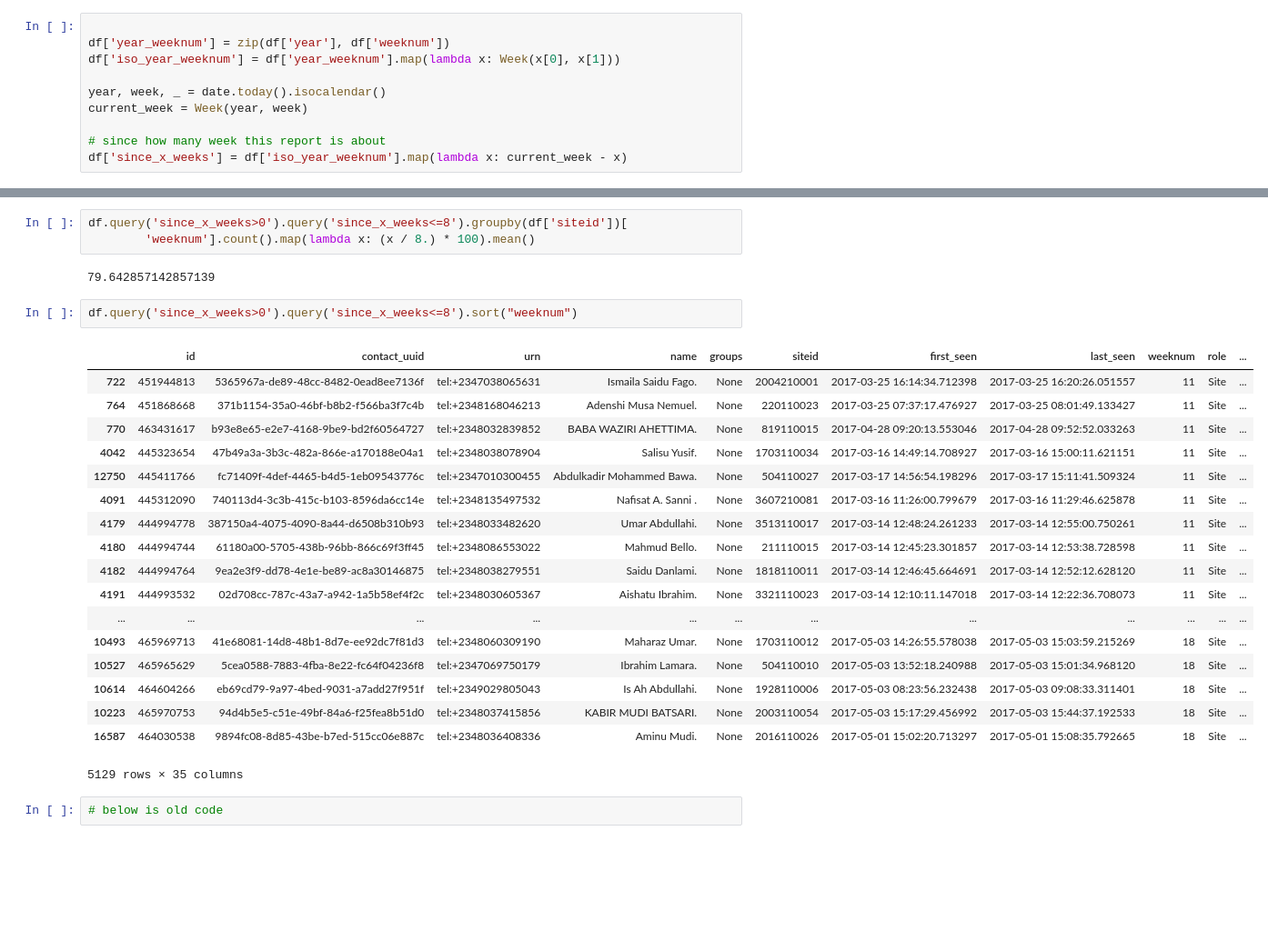
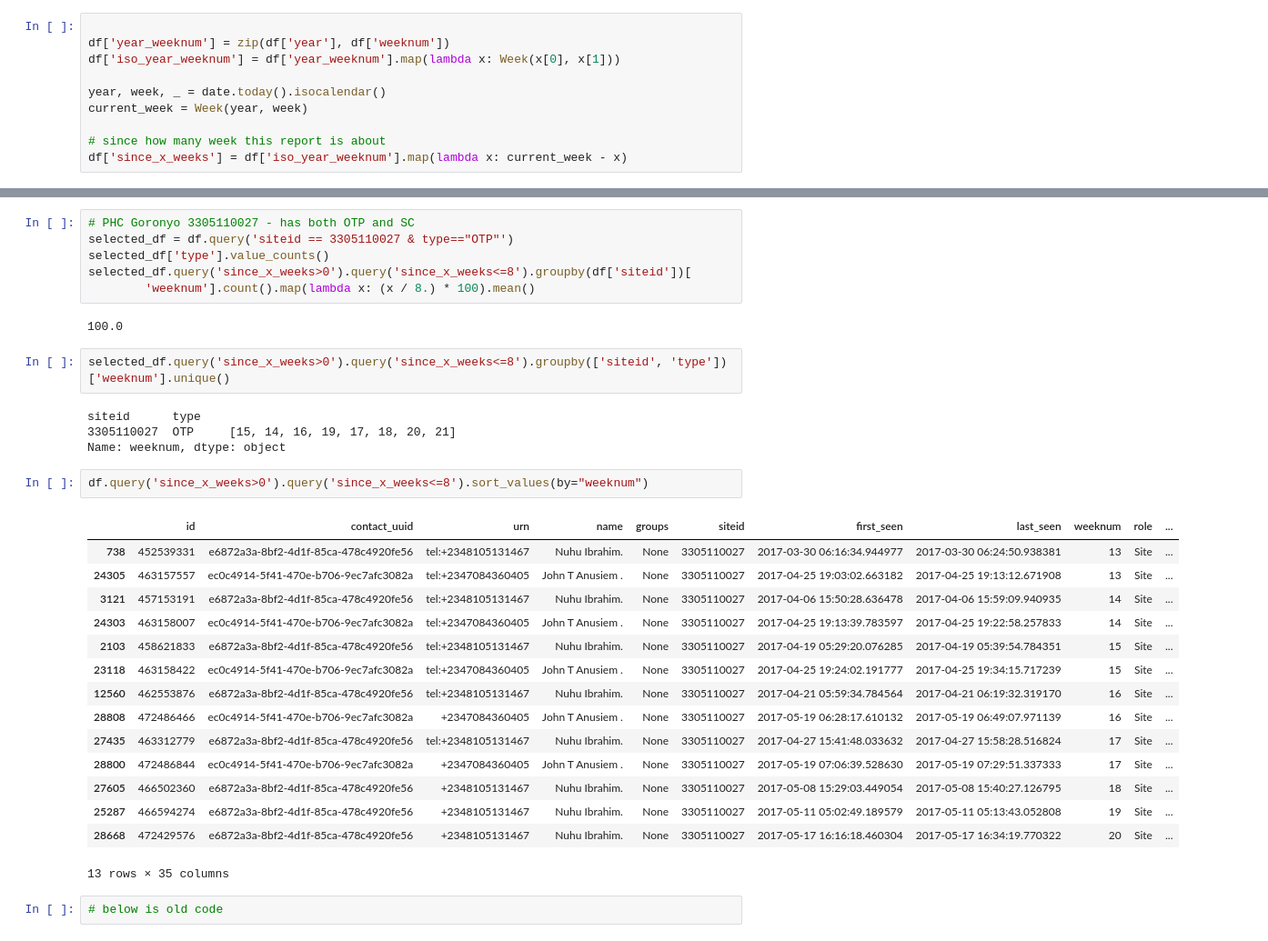
Before and after one commit to RobertJohnston/IMAM, a Jupyter notebook: Reporting Rate.ipynb, the cells around one changed output, grey strips where cells are left out. Shown: that part at 91% size. Saved outputs shown, nothing was run; the diff lists cells and outputs as text; blank space fills up the shorter version.

```diff
--- a/Reporting Rate.ipynb
+++ b/Reporting Rate.ipynb
@@ -116,29 +133,35 @@ df['since_x_weeks'] = df['iso_year_weeknum'].map(lambda x: current_week - x)
 # %%
-df.query('since_x_weeks>0').query('since_x_weeks<=8').groupby(df['siteid'])[
+# PHC Goronyo 3305110027 - has both OTP and SC
+selected_df = df.query('siteid == 3305110027 & type=="OTP"')
+selected_df['type'].value_counts()
+selected_df.query('since_x_weeks>0').query('since_x_weeks<=8').groupby(df['siteid'])[
         'weeknum'].count().map(lambda x: (x / 8.) * 100).mean()
 # %% [output]
-79.642857142857139
+100.0
+# %%
+selected_df.query('since_x_weeks>0').query('since_x_weeks<=8').groupby(['siteid', 'type'])['weeknum'].unique()
+# %% [output]
+siteid      type
+3305110027  OTP     [15, 14, 16, 19, 17, 18, 20, 21]
+Name: weeknum, dtype: object
 # %%
-df.query('since_x_weeks>0').query('since_x_weeks<=8').sort("weeknum")
+df.query('since_x_weeks>0').query('since_x_weeks<=8').sort_values(by="weeknum")
 # %% [output]
 |  | id | contact_uuid | urn | name | groups | siteid | first_seen | last_seen | weeknum | role | ... |
-| 722 | 451944813 | 5365967a-de89-48cc-8482-0ead8ee7136f | tel:+2347038065631 | Ismaila Saidu Fago. | None | 2004210001 | 2017-03-25 16:14:34.712398 | 2017-03-25 16:20:26.051557 | 11 | Site | ... |
-| 764 | 451868668 | 371b1154-35a0-46bf-b8b2-f566ba3f7c4b | tel:+2348168046213 | Adenshi Musa Nemuel. | None | 220110023 | 2017-03-25 07:37:17.476927 | 2017-03-25 08:01:49.133427 | 11 | Site | ... |
-| 770 | 463431617 | b93e8e65-e2e7-4168-9be9-bd2f60564727 | tel:+2348032839852 | BABA WAZIRI AHETTIMA. | None | 819110015 | 2017-04-28 09:20:13.553046 | 2017-04-28 09:52:52.033263 | 11 | Site | ... |
-| 4042 | 445323654 | 47b49a3a-3b3c-482a-866e-a170188e04a1 | tel:+2348038078904 | Salisu Yusif. | None | 1703110034 | 2017-03-16 14:49:14.708927 | 2017-03-16 15:00:11.621151 | 11 | Site | ... |
-| 12750 | 445411766 | fc71409f-4def-4465-b4d5-1eb09543776c | tel:+2347010300455 | Abdulkadir Mohammed Bawa. | None | 504110027 | 2017-03-17 14:56:54.198296 | 2017-03-17 15:11:41.509324 | 11 | Site | ... |
-| 4091 | 445312090 | 740113d4-3c3b-415c-b103-8596da6cc14e | tel:+2348135497532 | Nafisat A. Sanni . | None | 3607210081 | 2017-03-16 11:26:00.799679 | 2017-03-16 11:29:46.625878 | 11 | Site | ... |
-| 4179 | 444994778 | 387150a4-4075-4090-8a44-d6508b310b93 | tel:+2348033482620 | Umar Abdullahi. | None | 3513110017 | 2017-03-14 12:48:24.261233 | 2017-03-14 12:55:00.750261 | 11 | Site | ... |
-| 4180 | 444994744 | 61180a00-5705-438b-96bb-866c69f3ff45 | tel:+2348086553022 | Mahmud Bello. | None | 211110015 | 2017-03-14 12:45:23.301857 | 2017-03-14 12:53:38.728598 | 11 | Site | ... |
-| 4182 | 444994764 | 9ea2e3f9-dd78-4e1e-be89-ac8a30146875 | tel:+2348038279551 | Saidu Danlami. | None | 1818110011 | 2017-03-14 12:46:45.664691 | 2017-03-14 12:52:12.628120 | 11 | Site | ... |
-| 4191 | 444993532 | 02d708cc-787c-43a7-a942-1a5b58ef4f2c | tel:+2348030605367 | Aishatu Ibrahim. | None | 3321110023 | 2017-03-14 12:10:11.147018 | 2017-03-14 12:22:36.708073 | 11 | Site | ... |
-| ... | ... | ... | ... | ... | ... | ... | ... | ... | ... | ... | ... |
-| 10493 | 465969713 | 41e68081-14d8-48b1-8d7e-ee92dc7f81d3 | tel:+2348060309190 | Maharaz Umar. | None | 1703110012 | 2017-05-03 14:26:55.578038 | 2017-05-03 15:03:59.215269 | 18 | Site | ... |
-| 10527 | 465965629 | 5cea0588-7883-4fba-8e22-fc64f04236f8 | tel:+2347069750179 | Ibrahim Lamara. | None | 504110010 | 2017-05-03 13:52:18.240988 | 2017-05-03 15:01:34.968120 | 18 | Site | ... |
-| 10614 | 464604266 | eb69cd79-9a97-4bed-9031-a7add27f951f | tel:+2349029805043 | Is Ah Abdullahi. | None | 1928110006 | 2017-05-03 08:23:56.232438 | 2017-05-03 09:08:33.311401 | 18 | Site | ... |
-| 10223 | 465970753 | 94d4b5e5-c51e-49bf-84a6-f25fea8b51d0 | tel:+2348037415856 | KABIR MUDI BATSARI. | None | 2003110054 | 2017-05-03 15:17:29.456992 | 2017-05-03 15:44:37.192533 | 18 | Site | ... |
-| 16587 | 464030538 | 9894fc08-8d85-43be-b7ed-515cc06e887c | tel:+2348036408336 | Aminu Mudi. | None | 2016110026 | 2017-05-01 15:02:20.713297 | 2017-05-01 15:08:35.792665 | 18 | Site | ... |
+| 738 | 452539331 | e6872a3a-8bf2-4d1f-85ca-478c4920fe56 | tel:+2348105131467 | Nuhu Ibrahim. | None | 3305110027 | 2017-03-30 06:16:34.944977 | 2017-03-30 06:24:50.938381 | 13 | Site | ... |
+| 24305 | 463157557 | ec0c4914-5f41-470e-b706-9ec7afc3082a | tel:+2347084360405 | John T Anusiem . | None | 3305110027 | 2017-04-25 19:03:02.663182 | 2017-04-25 19:13:12.671908 | 13 | Site | ... |
+| 3121 | 457153191 | e6872a3a-8bf2-4d1f-85ca-478c4920fe56 | tel:+2348105131467 | Nuhu Ibrahim. | None | 3305110027 | 2017-04-06 15:50:28.636478 | 2017-04-06 15:59:09.940935 | 14 | Site | ... |
+| 24303 | 463158007 | ec0c4914-5f41-470e-b706-9ec7afc3082a | tel:+2347084360405 | John T Anusiem . | None | 3305110027 | 2017-04-25 19:13:39.783597 | 2017-04-25 19:22:58.257833 | 14 | Site | ... |
+| 2103 | 458621833 | e6872a3a-8bf2-4d1f-85ca-478c4920fe56 | tel:+2348105131467 | Nuhu Ibrahim. | None | 3305110027 | 2017-04-19 05:29:20.076285 | 2017-04-19 05:39:54.784351 | 15 | Site | ... |
+| 23118 | 463158422 | ec0c4914-5f41-470e-b706-9ec7afc3082a | tel:+2347084360405 | John T Anusiem . | None | 3305110027 | 2017-04-25 19:24:02.191777 | 2017-04-25 19:34:15.717239 | 15 | Site | ... |
+| 12560 | 462553876 | e6872a3a-8bf2-4d1f-85ca-478c4920fe56 | tel:+2348105131467 | Nuhu Ibrahim. | None | 3305110027 | 2017-04-21 05:59:34.784564 | 2017-04-21 06:19:32.319170 | 16 | Site | ... |
+| 28808 | 472486466 | ec0c4914-5f41-470e-b706-9ec7afc3082a | +2347084360405 | John T Anusiem . | None | 3305110027 | 2017-05-19 06:28:17.610132 | 2017-05-19 06:49:07.971139 | 16 | Site | ... |
+| 27435 | 463312779 | e6872a3a-8bf2-4d1f-85ca-478c4920fe56 | tel:+2348105131467 | Nuhu Ibrahim. | None | 3305110027 | 2017-04-27 15:41:48.033632 | 2017-04-27 15:58:28.516824 | 17 | Site | ... |
+| 28800 | 472486844 | ec0c4914-5f41-470e-b706-9ec7afc3082a | +2347084360405 | John T Anusiem . | None | 3305110027 | 2017-05-19 07:06:39.528630 | 2017-05-19 07:29:51.337333 | 17 | Site | ... |
+| 27605 | 466502360 | e6872a3a-8bf2-4d1f-85ca-478c4920fe56 | +2348105131467 | Nuhu Ibrahim. | None | 3305110027 | 2017-05-08 15:29:03.449054 | 2017-05-08 15:40:27.126795 | 18 | Site | ... |
+| 25287 | 466594274 | e6872a3a-8bf2-4d1f-85ca-478c4920fe56 | +2348105131467 | Nuhu Ibrahim. | None | 3305110027 | 2017-05-11 05:02:49.189579 | 2017-05-11 05:13:43.052808 | 19 | Site | ... |
+| 28668 | 472429576 | e6872a3a-8bf2-4d1f-85ca-478c4920fe56 | +2348105131467 | Nuhu Ibrahim. | None | 3305110027 | 2017-05-17 16:16:18.460304 | 2017-05-17 16:34:19.770322 | 20 | Site | ... |
-5129 rows × 35 columns
+13 rows × 35 columns
 # %%
 # below is old code
 # %%
```
Also changed, not shown: parts of 5 cells of this notebook.
